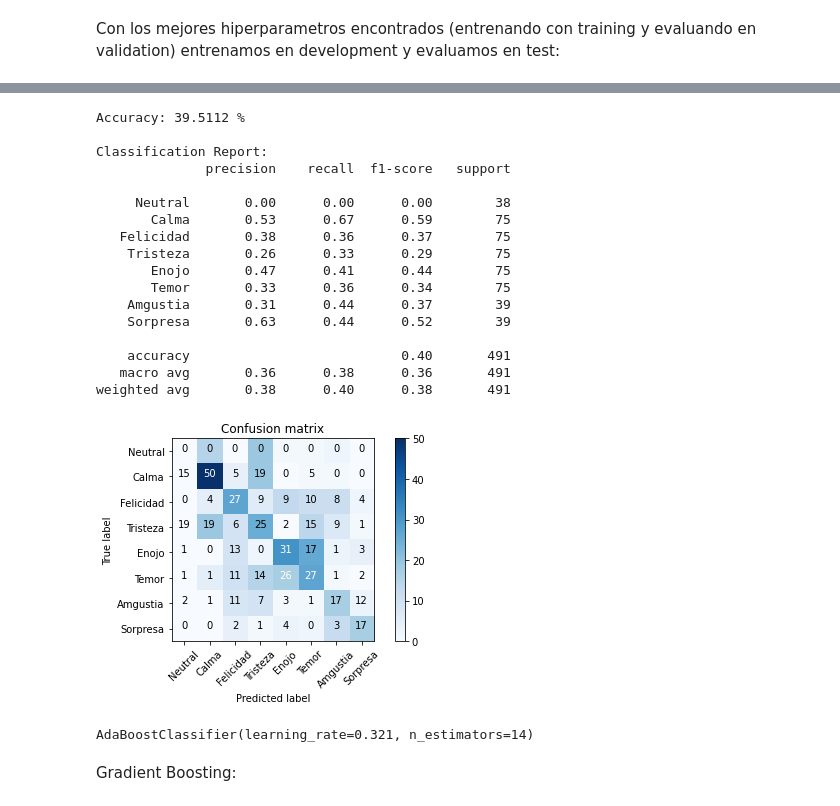
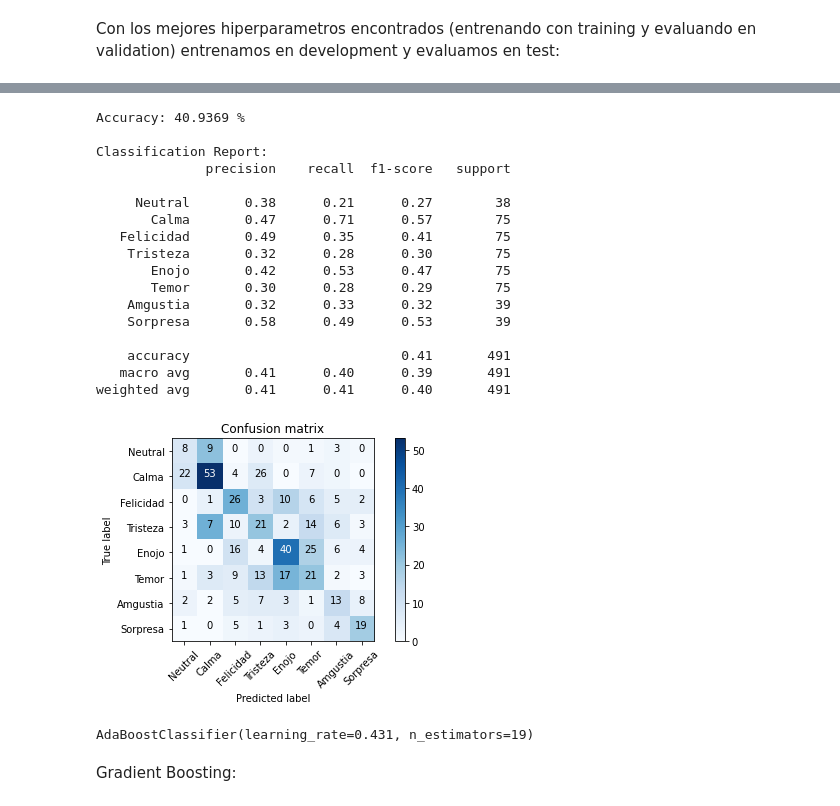
Before and after one commit to magistery-tps/aa-tp2, a Jupyter notebook: notebooks/resolucion-tp-2.ipynb, the cells around one changed output, grey strips where cells are left out. Drawn from its saved outputs; the diff is of its cells as text; code cells hidden in the pictures.

```diff
--- a/notebooks/resolucion-tp-2.ipynb
+++ b/notebooks/resolucion-tp-2.ipynb
@@ -424,4 +432,7 @@ models.append(random_forest)
 # %%
+random_forest = RandomForestClassifier()
+random_forest.set_params(**shp1.best_params_)
+
 random_forest.fit(X_Dev_without_special_columns, y_dev)
 
 show_summary(random_forest, X_test_without_special_columns, y_test, emotions)
@@ -484,27 +504,30 @@ models.append(ada_boost)
 # %%
+ada_boost = AdaBoostClassifier()
+ada_boost.set_params(**shp2.best_params_)
+
 ada_boost.fit(X_Dev_without_special_columns, y_dev)
 
 show_summary(ada_boost, X_test_without_special_columns, y_test, emotions)
 # %% [output]
-Accuracy: 39.5112 %
+Accuracy: 40.9369 %
 
 Classification Report:
               precision    recall  f1-score   support
 
-     Neutral       0.00      0.00      0.00        38
-       Calma       0.53      0.67      0.59        75
-   Felicidad       0.38      0.36      0.37        75
-    Tristeza       0.26      0.33      0.29        75
-       Enojo       0.47      0.41      0.44        75
-       Temor       0.33      0.36      0.34        75
-    Amgustia       0.31      0.44      0.37        39
-    Sorpresa       0.63      0.44      0.52        39
+     Neutral       0.38      0.21      0.27        38
+       Calma       0.47      0.71      0.57        75
+   Felicidad       0.49      0.35      0.41        75
+    Tristeza       0.32      0.28      0.30        75
+       Enojo       0.42      0.53      0.47        75
+       Temor       0.30      0.28      0.29        75
+    Amgustia       0.32      0.33      0.32        39
+    Sorpresa       0.58      0.49      0.53        39
 
-    accuracy                           0.40       491
-   macro avg       0.36      0.38      0.36       491
-weighted avg       0.38      0.40      0.38       491
+    accuracy                           0.41       491
+   macro avg       0.41      0.40      0.39       491
+weighted avg       0.41      0.41      0.40       491
-[figure, old version]
+[figure, new version]
-AdaBoostClassifier(learning_rate=0.321, n_estimators=14)
+AdaBoostClassifier(learning_rate=0.431, n_estimators=19)
 # %% [markdown]
 Gradient Boosting:
 # %%
```
Also changed, not shown: parts of 45 cells of this notebook, 2 other files.
